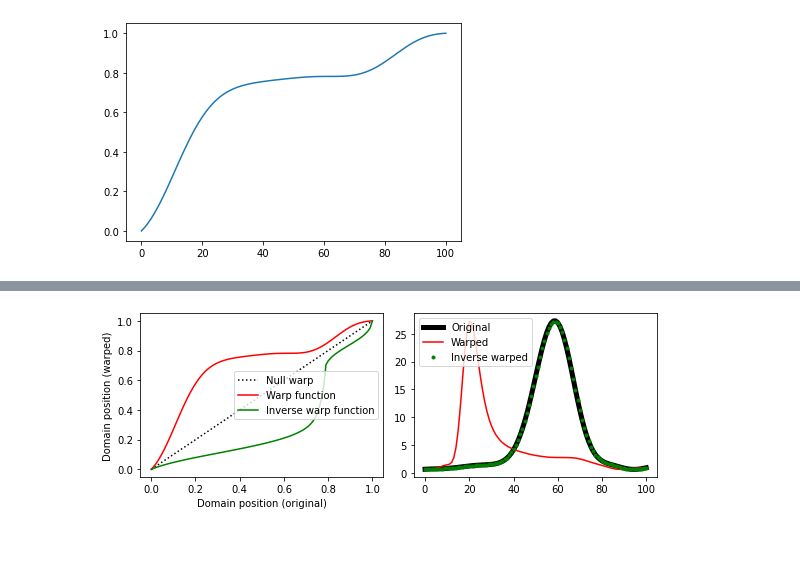
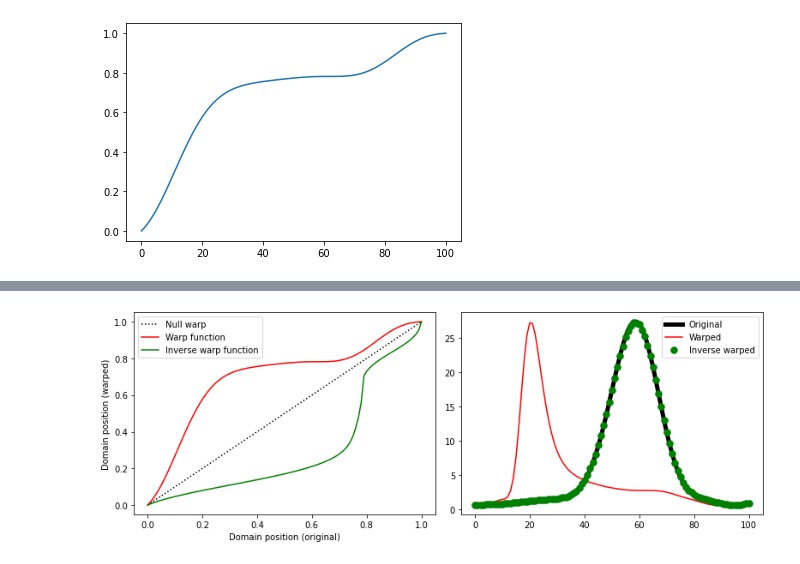
Before and after one commit to 0todd0000/nlreg1d, a Jupyter notebook: Notebooks/2-Warps.ipynb, the cells around one changed output, grey strips where cells are left out. Saved outputs shown, nothing was run; the diff lists cells and outputs as text; code cells hidden in the pictures.

```diff
--- a/Notebooks/2-Warps.ipynb
+++ b/Notebooks/2-Warps.ipynb
@@ -60,26 +151,31 @@ plt.show()
 # %%
-# calculate and apply inverse:
-wi    = w.get_inverse( as_warp_object=True )
-ywi   = wi.apply( yw )
+np.random.seed(123456789)
+w       = nl.random_warp( as_warp_object=True )
+wi      = w.get_inverse( as_warp_object=True )
+
+dataset = nl.data.SimulatedA()
+y       = dataset.dv[8]        # single DV observation
+yw      = w.apply(y)
+ywi     = wi.apply( yw )
 
 
 # plot:
-fig,axs = plt.subplots(1, 2, figsize=(8,3))
+fig,axs = plt.subplots(1, 2, figsize=(11,4))
 ax0,ax1 = axs
 ax0.plot( [0,1], [0,1], color='k', ls=':', label='Null warp')
 w.plot(ax=ax0,  color='r', label='Warp function')
 wi.plot(ax=ax0, color='g', label='Inverse warp function')
 ax0.set_xlabel('Domain position (original)')
 ax0.set_ylabel('Domain position (warped)')
 ax0.legend()
 
 ax1.plot(y,   'k', label='Original', lw=5)
 ax1.plot(yw,  'r', label='Warped')
-ax1.plot(ywi, 'g.', label='Inverse warped')
+ax1.plot(ywi, 'g.', label='Inverse warped', ms=15)
 ax1.legend()
 plt.tight_layout()
 
 plt.show()
 # %% [output]
-[figure, old version]
+[figure, new version]
 # %% [markdown]
```
Also changed, not shown: parts of 14 cells of this notebook, 3 other files.
